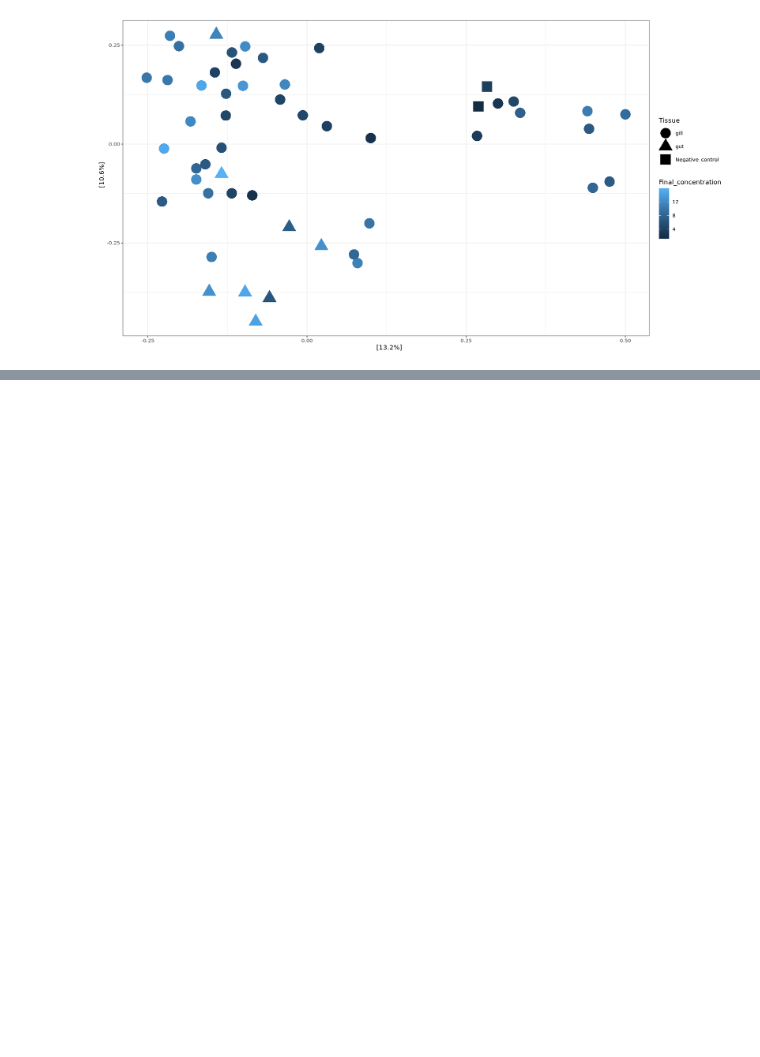
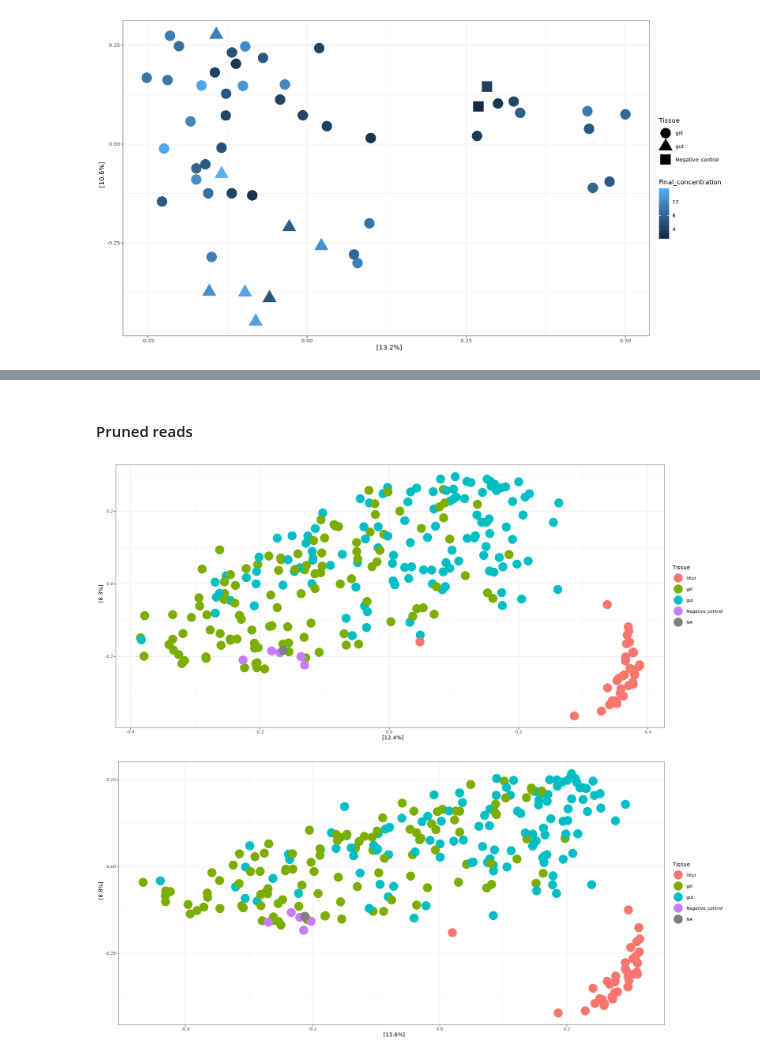
Before and after one commit to jfiorilla/ORCC_16S, a Jupyter notebook: 2_phyloseq.ipynb, the cells around one changed output, grey strips where cells are left out. Saved outputs shown, nothing was run; the diff lists cells and outputs as text; code cells hidden in the pictures; blank space fills up the shorter version.

```diff
--- a/2_phyloseq.ipynb
+++ b/2_phyloseq.ipynb
@@ -463,0 +571,4 @@ plot_ordination(ps_july6, july6.ord, color = "Final_concentration", shape = "Tis
+# %%
+# Remove taxa that are no longer represented in phyloseq object
+psD_prune <- prune_taxa(taxa_sums(psD_bacteria) > 0, psD_bacteria)
+psD_prune
@@ -463,0 +630,2 @@ plot_ordination(ps_july6, july6.ord, color = "Final_concentration", shape = "Tis
+# %% [markdown]
+#### Pruned reads
@@ -463,0 +636,18 @@ plot_ordination(ps_july6, july6.ord, color = "Final_concentration", shape = "Tis
+# %%
+# PCoA ordination of all samples
+all.ordD_prune <- ordinate(psD_prune, "PCoA", "bray")
+all.ord_prune <- ordinate(ps_prune, "PCoA", "bray")
+# %%
+# Plot PCoA of all samples
+plot_ordination(psD_prune, all.ordD_prune, color = "Tissue") +
+    geom_point(size=8) +
+    labs(title="DADA2, pruned") +
+    theme_bw()
+# Plot PCoA of all samples
+plot_ordination(ps_prune, all.ord_prune, color = "Tissue") +
+    geom_point(size=8) +
+    labs(title="DECIPHER, pruned") +
+    theme_bw()
+# %% [output]
+[figure, added]
+[figure, added]
```
Also changed, not shown: parts of 35 cells of this notebook, 1 other file.
